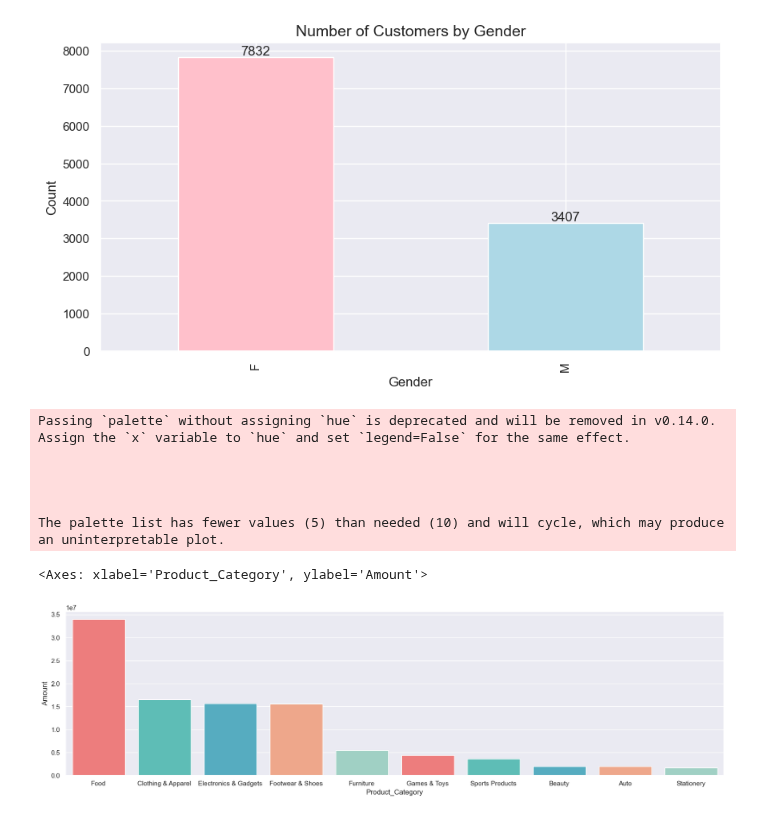
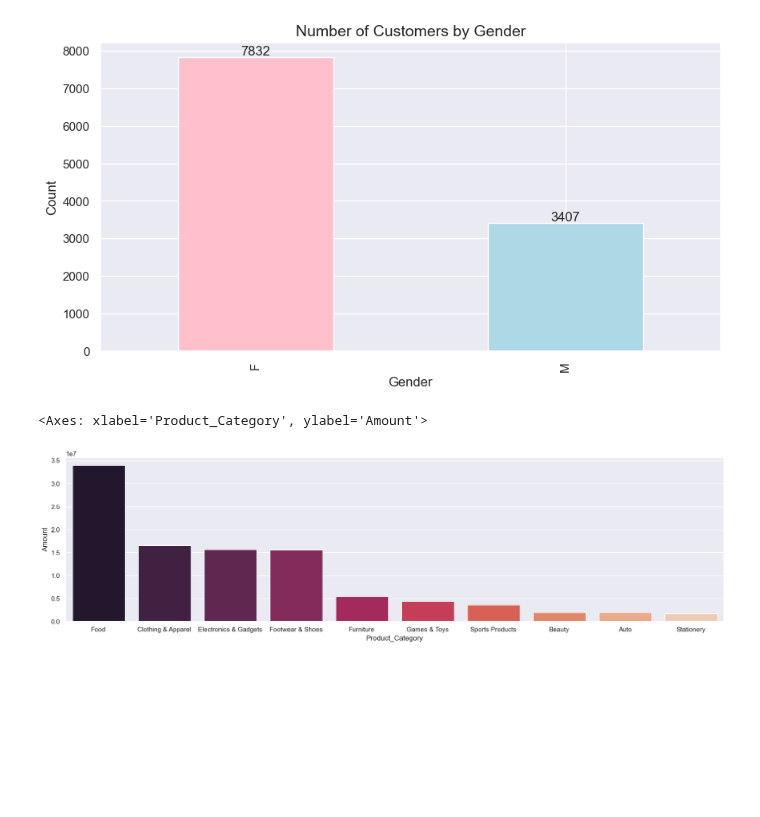
Before and after one commit to Vanshaj14Mohan/AIML-College, a Jupyter notebook: Assignment Two/main.ipynb, the cells around one changed output. Saved outputs shown, nothing was run; the diff lists cells and outputs as text; code cells hidden in the pictures; blank space fills up the shorter version.

```diff
--- a/Assignment Two/main.ipynb
+++ b/Assignment Two/main.ipynb
@@ -283,17 +270,14 @@ plt.show()
 # %% [output]
 [figure]
 # %%
+#Product Category VS Amount
+
 sales_state = df.groupby(['Product_Category'], as_index=False)['Amount'].sum().sort_values(by='Amount', ascending=False).head(10)
 
 sns.set(rc={'figure.figsize':(20,5)})
-sns.barplot(data = sales_state, x = 'Product_Category',y= 'Amount', palette=['#FF6B6B', '#4ECDC4', '#45B7D1', '#FFA07A', '#98D8C8'])
+# sns.barplot(data = sales_state, x = 'Product_Category',y= 'Amount', palette=['#FF6B6B', '#4ECDC4', '#45B7D1', '#FFA07A', '#98D8C8'])
+sns.barplot(data = sales_state, x = 'Product_Category', hue="Product_Category",y= 'Amount', palette="rocket")
 # %% [output]
-Passing `palette` without assigning `hue` is deprecated and will be removed in v0.14.0. Assign the `x` variable to `hue` and set `legend=False` for the same effect.
-
-
-
-
-The palette list has fewer values (5) than needed (10) and will cycle, which may produce an uninterpretable plot.
+<Axes: xlabel='Product_Category', ylabel='Amount'>
-<Axes: xlabel='Product_Category', ylabel='Amount'>
-[figure, old version]
+[figure, new version]
 # %%
```
Also changed, not shown: parts of 3 cells of this notebook.
